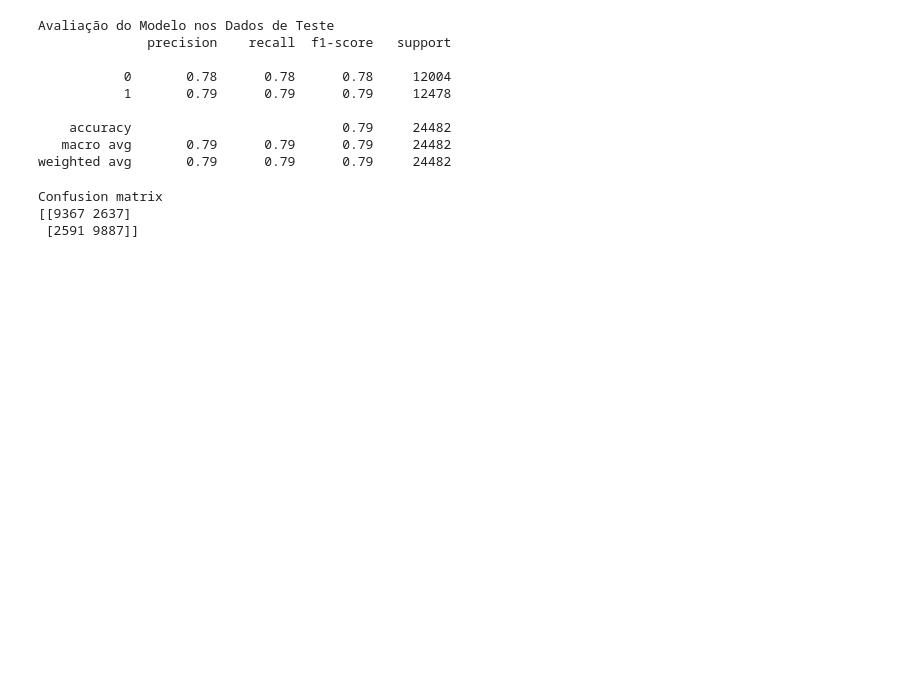
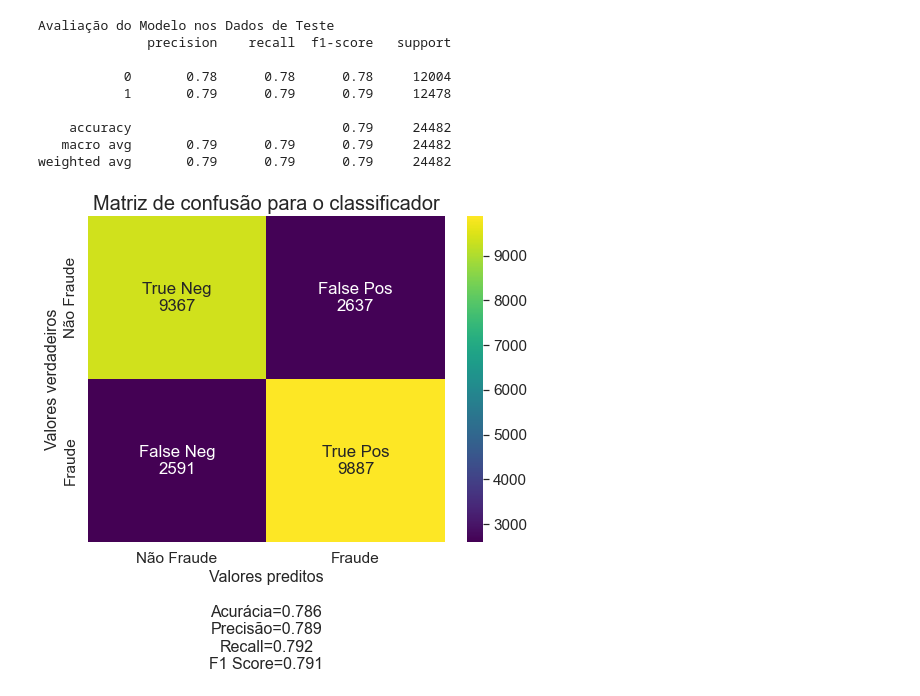
Before and after one commit to joaovbdss69/Prediction-csgo, a Jupyter notebook: notebooks/KNN.ipynb, the cells around one changed output. Saved outputs shown, nothing was run; the diff lists cells and outputs as text; code cells hidden in the pictures; blank space fills up the shorter version.

```diff
--- a/notebooks/KNN.ipynb
+++ b/notebooks/KNN.ipynb
@@ -115,11 +127,3 @@ Avaliação do Modelo nos Dados de Teste
     accuracy                           0.79     24482
    macro avg       0.79      0.79      0.79     24482
 weighted avg       0.79      0.79      0.79     24482
-# %%
-# Confusion Matrix do Modelo Final
-print ("Confusion matrix")
-print(confusion_matrix(y_test, predictions))
-# %% [output]
-Confusion matrix
-[[9367 2637]
- [2591 9887]]
@@ -125,0 +181,11 @@ Confusion matrix
+# %%
+labels = ["True Neg","False Pos","False Neg","True Pos"]
+categories = ["Não Fraude", "Fraude"]
+plot_matriz_confusao(y_test,
+                      predictions,
+                      group_names=labels,
+                      categories=categories,
+                      figsize=(8, 6),
+                      title="Matriz de confusão para o classificador")
+# %% [output]
+[figure, added]
```
Also changed, not shown: parts of 7 cells of this notebook.
